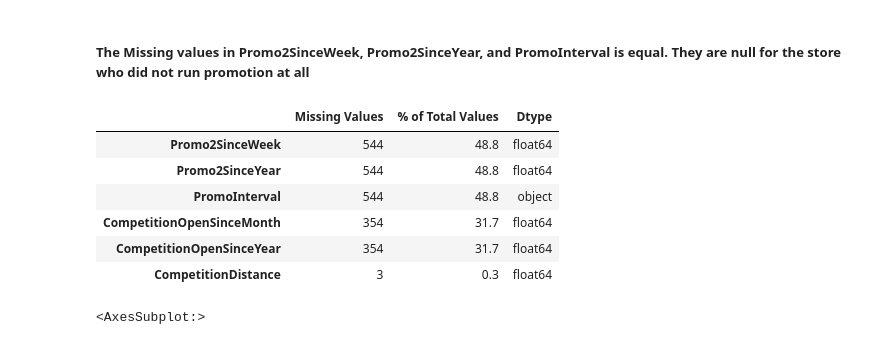
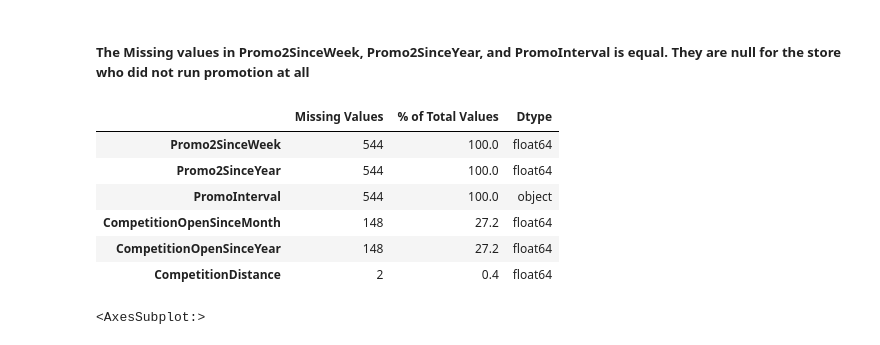
Before and after one commit to degagawolde/pharmaceutical-sales-prediction, a Jupyter notebook: notebooks/StoreDataExploration.ipynb, the cells around one changed output. Cells and saved outputs as stored; diff of their text form; code cells hidden in the pictures.

```diff
--- a/notebooks/StoreDataExploration.ipynb
+++ b/notebooks/StoreDataExploration.ipynb
@@ -95,16 +106,16 @@ memory usage: 46.8+ KB
 # %%
 minfo = MissingInformation()
 
-mis_val_table_ren_columns = minfo.missing_values_table(store_df)
+mis_val_table_ren_columns = minfo.missing_values_table(promo_store)
 mis_val_table_ren_columns
 # %% [output]
 |  | Missing Values | % of Total Values | Dtype |
-| Promo2SinceWeek | 544 | 48.8 | float64 |
-| Promo2SinceYear | 544 | 48.8 | float64 |
-| PromoInterval | 544 | 48.8 | object |
-| CompetitionOpenSinceMonth | 354 | 31.7 | float64 |
-| CompetitionOpenSinceYear | 354 | 31.7 | float64 |
-| CompetitionDistance | 3 | 0.3 | float64 |
+| Promo2SinceWeek | 544 | 100.0 | float64 |
+| Promo2SinceYear | 544 | 100.0 | float64 |
+| PromoInterval | 544 | 100.0 | object |
+| CompetitionOpenSinceMonth | 148 | 27.2 | float64 |
+| CompetitionOpenSinceYear | 148 | 27.2 | float64 |
+| CompetitionDistance | 2 | 0.4 | float64 |
 # %%
 msno.heatmap(store_df)
 # %% [output]
```
Also changed, not shown: parts of 10 cells of this notebook, 43 other files.
